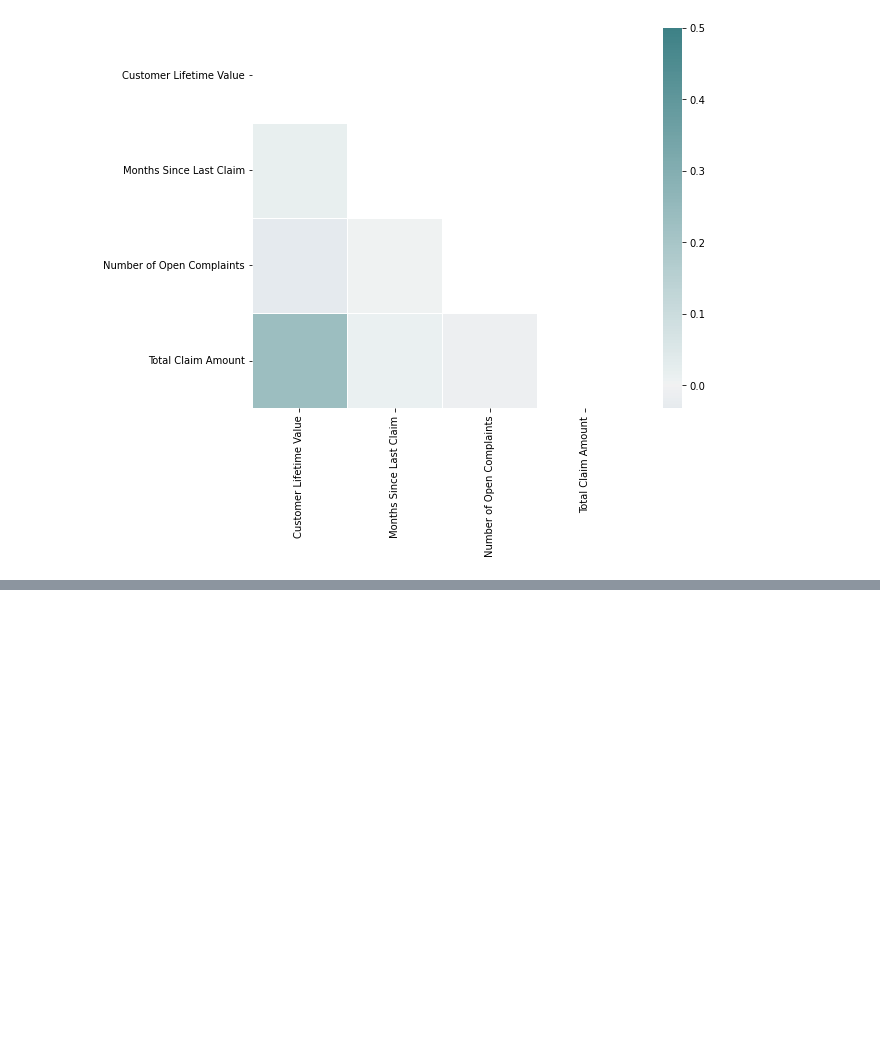
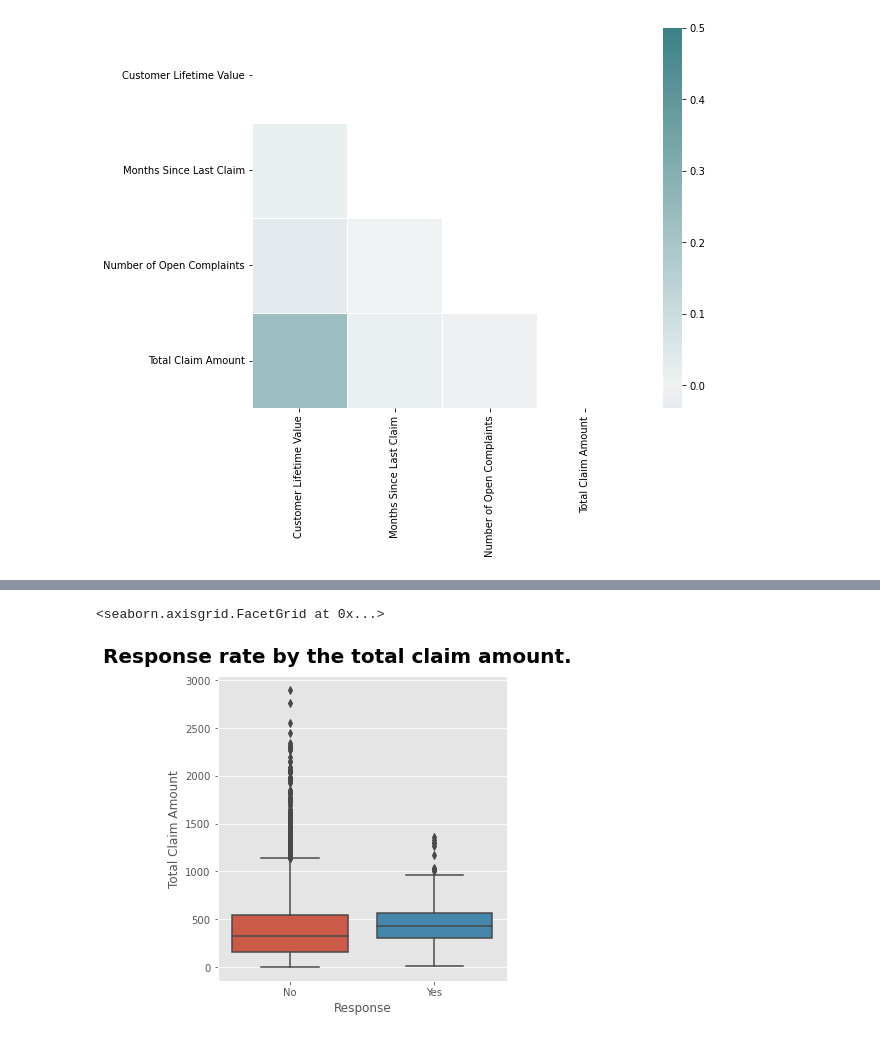
Before and after one commit to BarbaraC1983/Case-Study-1, a Jupyter notebook: Customer_Analysis_Case_Study/case1_data_plotting.ipynb, the cells around one changed output, grey strips where cells are left out. Saved outputs shown, nothing was run; the diff lists cells and outputs as text; code cells hidden in the pictures; blank space fills up the shorter version.

```diff
--- a/Customer_Analysis_Case_Study/case1_data_plotting.ipynb
+++ b/Customer_Analysis_Case_Study/case1_data_plotting.ipynb
@@ -224,0 +304,4 @@ sns.heatmap(corr, mask=mask, cmap=cmap, vmax= .5, center=0, square=True, linewid
+# %%
+#Total claim ammount and response by customer and assign it to a new variable
+response_claim = customer_df.groupby(['Total Claim Amount','Response'])['Customer'].count().reset_index()
+response_claim
@@ -224,0 +322,13 @@ sns.heatmap(corr, mask=mask, cmap=cmap, vmax= .5, center=0, square=True, linewid
+# %%
+#Show a catplot of the response rate by the total claim amount.
+
+fg7 = sns.catplot(x='Response', y = 'Total Claim Amount', data = response_claim, kind="box", margin_titles = True)
+
+#edit content and presentation
+fg7.fig.suptitle('Response rate by the total claim amount.', size='20', fontweight='bold', y = 1.05)
+fg7.set_xticklabels(['No', 'Yes'])
+fg7.set_ylabels('Total Claim Amount')
+fg7.set_xlabels('Response')
+# %% [output]
+<seaborn.axisgrid.FacetGrid at 0x...>
+[figure, added]
```
Also changed, not shown: parts of 34 cells of this notebook.
